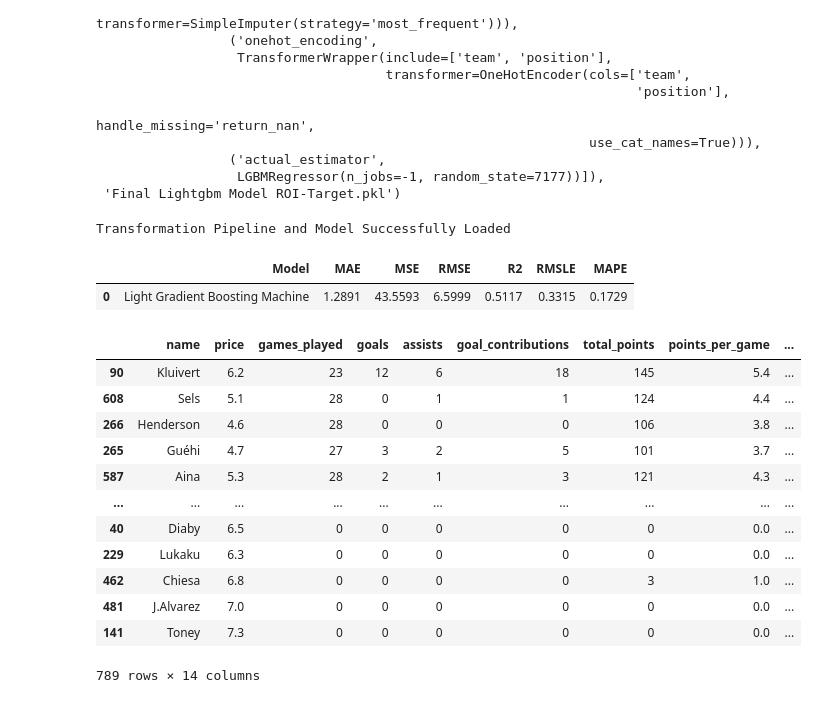
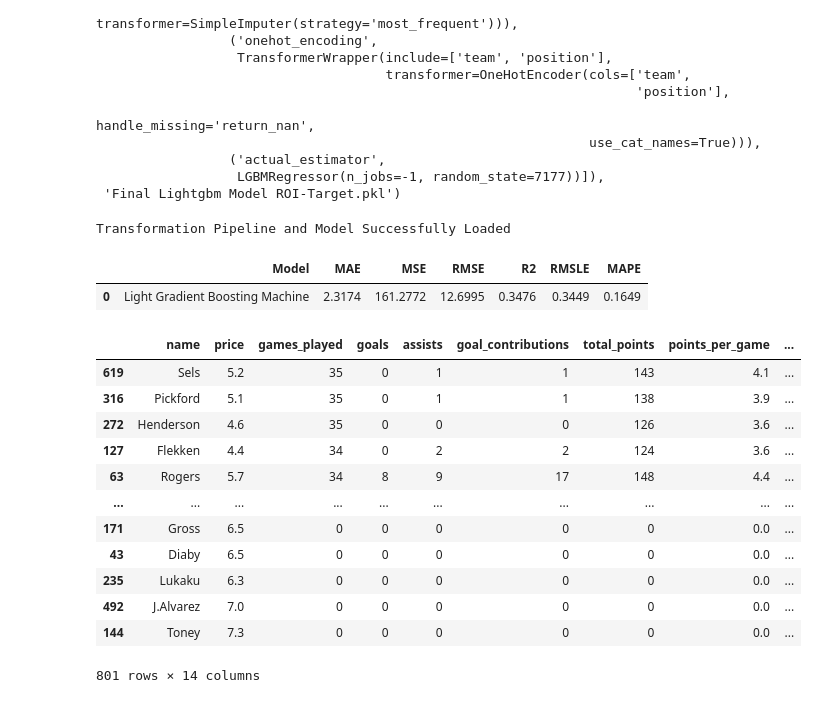
Before and after one commit to kareemseyi/FPL2023, a Jupyter notebook: ml/pycaret.ipynb, the cells around one changed output. Cells and saved outputs as stored; diff of their text form; code cells hidden in the pictures.

```diff
--- a/ml/pycaret.ipynb
+++ b/ml/pycaret.ipynb
@@ -220,23 +220,22 @@ Transformation Pipeline and Model Successfully Saved
 # %%
 saved_final_lightgbm = load_model('Final Lightgbm Model ROI-Target')
 
-data_new = pd.read_csv('../datastore/current/FPL_data_29.csv')
-new_prediction = predict_model(saved_final_lightgbm, data=data_new)
-new_prediction.sort_values('prediction_label', ascending=False)
+data_new = pd.read_csv('../datastore/current/FPL_data_36.csv')
+new_prediction = predict_model(saved_final_lightgbm, data=data_new)ew_prediction.sort_values('prediction_label', ascending=False)
 # %% [output]
 Transformation Pipeline and Model Successfully Loaded
 |  | Model | MAE | MSE | RMSE | R2 | RMSLE | MAPE |
-| 0 | Light Gradient Boosting Machine | 1.2891 | 43.5593 | 6.5999 | 0.5117 | 0.3315 | 0.1729 |
+| 0 | Light Gradient Boosting Machine | 2.3174 | 161.2772 | 12.6995 | 0.3476 | 0.3449 | 0.1649 |
 |  | name | price | games_played | goals | assists | goal_contributions | total_points | points_per_game | ... |
-| 90 | Kluivert | 6.2 | 23 | 12 | 6 | 18 | 145 | 5.4 | ... |
-| 608 | Sels | 5.1 | 28 | 0 | 1 | 1 | 124 | 4.4 | ... |
-| 266 | Henderson | 4.6 | 28 | 0 | 0 | 0 | 106 | 3.8 | ... |
-| 265 | Guéhi | 4.7 | 27 | 3 | 2 | 5 | 101 | 3.7 | ... |
-| 587 | Aina | 5.3 | 28 | 2 | 1 | 3 | 121 | 4.3 | ... |
+| 619 | Sels | 5.2 | 35 | 0 | 1 | 1 | 143 | 4.1 | ... |
+| 316 | Pickford | 5.1 | 35 | 0 | 1 | 1 | 138 | 3.9 | ... |
+| 272 | Henderson | 4.6 | 35 | 0 | 0 | 0 | 126 | 3.6 | ... |
+| 127 | Flekken | 4.4 | 34 | 0 | 2 | 2 | 124 | 3.6 | ... |
+| 63 | Rogers | 5.7 | 34 | 8 | 9 | 17 | 148 | 4.4 | ... |
 | ... | ... | ... | ... | ... | ... | ... | ... | ... | ... |
-| 40 | Diaby | 6.5 | 0 | 0 | 0 | 0 | 0 | 0.0 | ... |
-| 229 | Lukaku | 6.3 | 0 | 0 | 0 | 0 | 0 | 0.0 | ... |
-| 462 | Chiesa | 6.8 | 0 | 0 | 0 | 0 | 3 | 1.0 | ... |
-| 481 | J.Alvarez | 7.0 | 0 | 0 | 0 | 0 | 0 | 0.0 | ... |
-| 141 | Toney | 7.3 | 0 | 0 | 0 | 0 | 0 | 0.0 | ... |
+| 171 | Gross | 6.5 | 0 | 0 | 0 | 0 | 0 | 0.0 | ... |
+| 43 | Diaby | 6.5 | 0 | 0 | 0 | 0 | 0 | 0.0 | ... |
+| 235 | Lukaku | 6.3 | 0 | 0 | 0 | 0 | 0 | 0.0 | ... |
+| 492 | J.Alvarez | 7.0 | 0 | 0 | 0 | 0 | 0 | 0.0 | ... |
+| 144 | Toney | 7.3 | 0 | 0 | 0 | 0 | 0 | 0.0 | ... |
-789 rows × 14 columns
+801 rows × 14 columns
```
Also changed, not shown: parts of 4 cells of this notebook, 4 other files.
